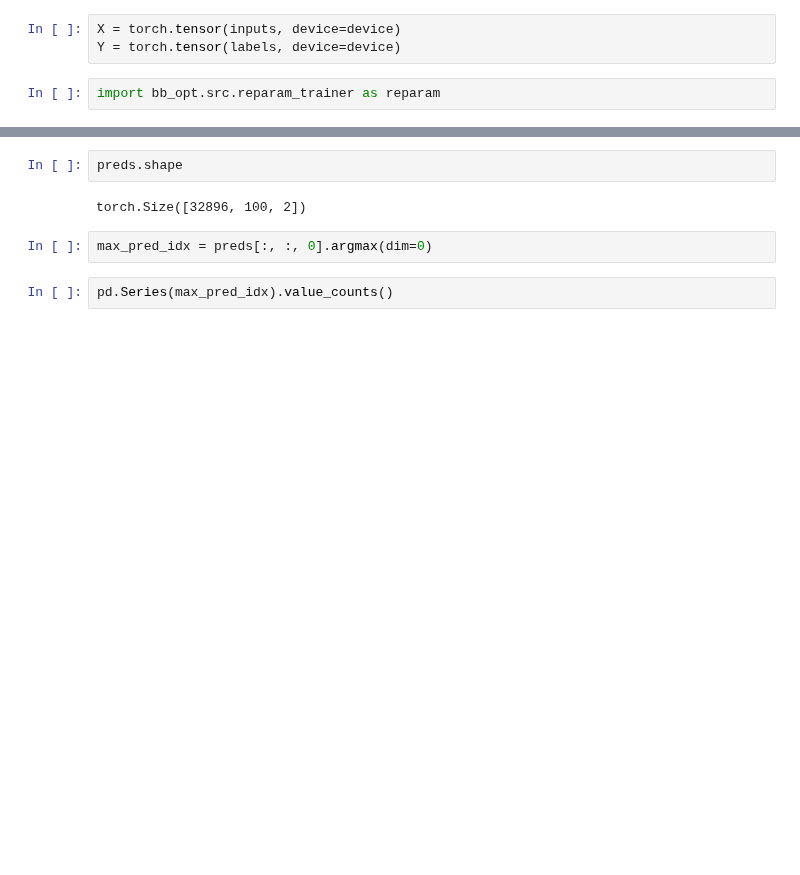
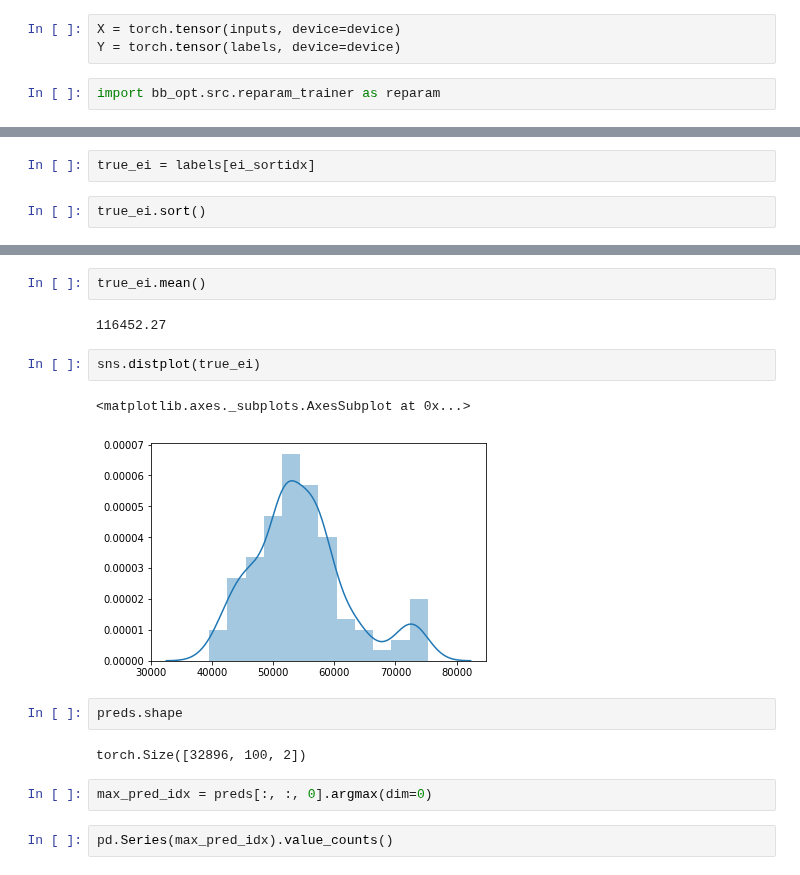
Before and after one commit to tmfs10/bb-opt, a Jupyter notebook: notebooks_sid/reparam_train.ipynb, the cells around one changed output, grey strips where cells are left out. Cells and saved outputs as stored; diff of their text form; blank space fills up the shorter version.

```diff
--- a/notebooks_sid/reparam_train.ipynb
+++ b/notebooks_sid/reparam_train.ipynb
@@ -340,0 +361,4 @@ preds = reparam.predict(X, model2, qz2, e, 'cpu')
+# %%
+true_ei = labels[ei_sortidx]
+# %%
+true_ei.sort()
@@ -341,3 +385,12 @@ preds = reparam.predict(X, model2, qz2, e, 'cpu')
+# %%
+true_ei.mean()
+# %% [output]
+116452.27
+# %%
+sns.distplot(true_ei)
+# %% [output]
+<matplotlib.axes._subplots.AxesSubplot at 0x...>
+[figure, added]
 # %%
 preds.shape
 # %% [output]
```
Also changed, not shown: parts of 15 cells of this notebook, 2 other files.
